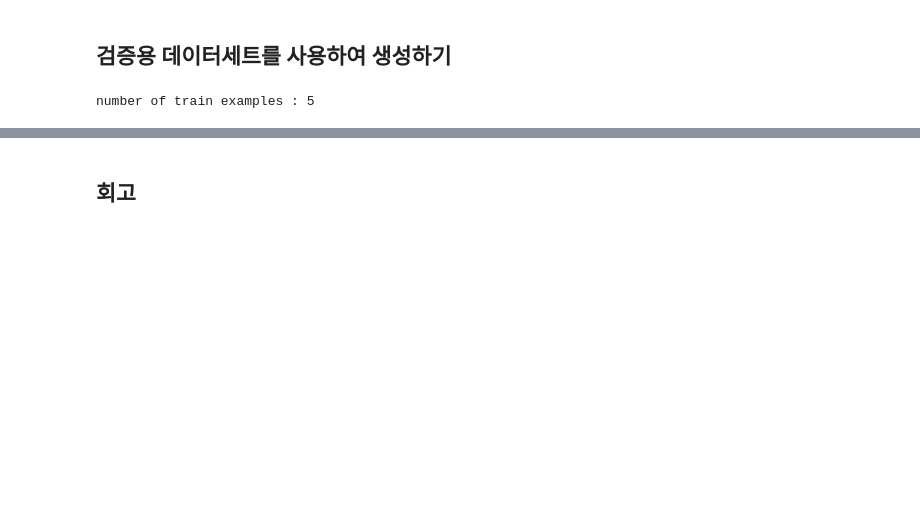
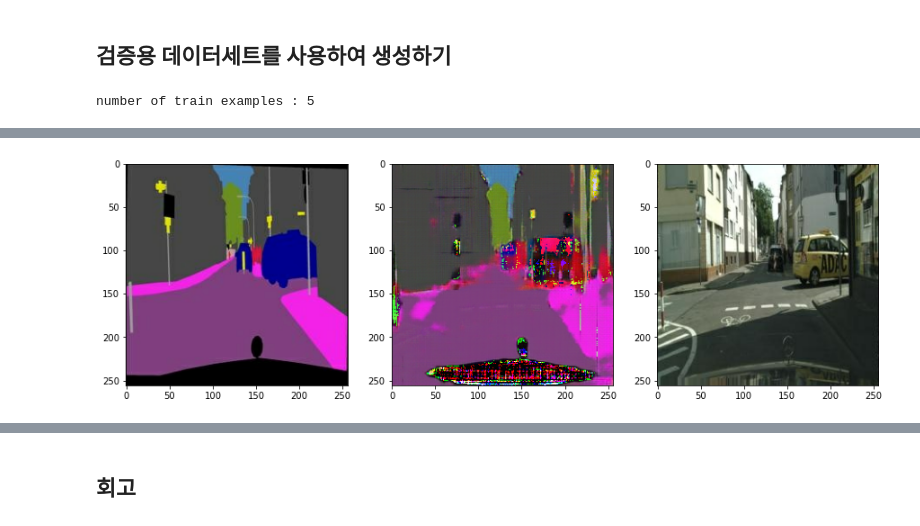
Before and after one commit to stereo-weld/explorations, a Jupyter notebook: E20_Project_Pix2Pix_CityScapes_Segmentation_Map.ipynb, the cells around one changed output, grey strips where cells are left out. Saved outputs shown, nothing was run; the diff lists cells and outputs as text; code cells hidden in the pictures; blank space fills up the shorter version.

```diff
--- a/E20_Project_Pix2Pix_CityScapes_Segmentation_Map.ipynb
+++ b/E20_Project_Pix2Pix_CityScapes_Segmentation_Map.ipynb
@@ -488,0 +493,4 @@ for inp, tar in test_dataset.take(5):
+# %%
+draw_city(test_ind = 1)
+# %% [output]
+[figure, added]
```
Also changed, not shown: parts of 11 cells of this notebook.
